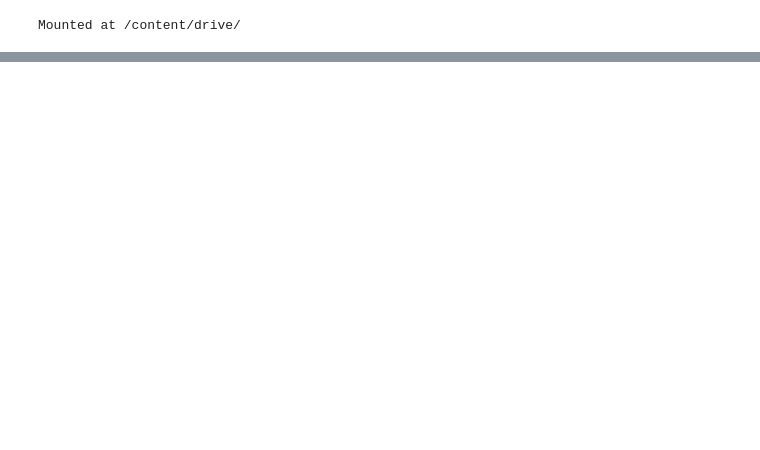
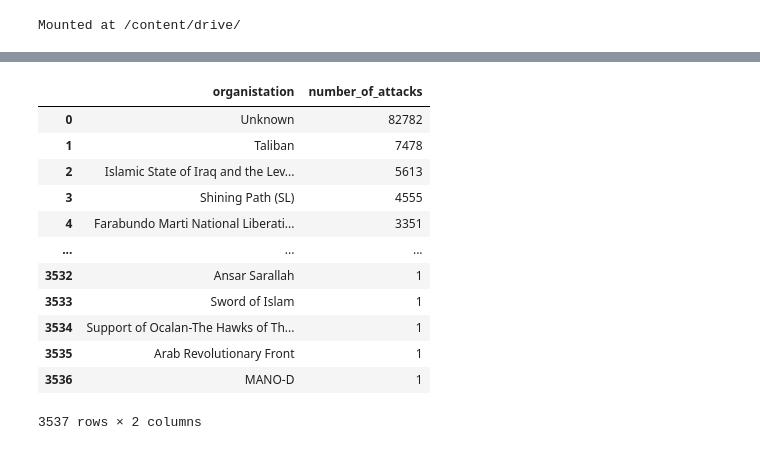
Before and after one commit to tarunn107/EDA, a Jupyter notebook: Untitled3.ipynb, the cells around one changed output, grey strips where cells are left out. Cells and saved outputs as stored; diff of their text form; code cells hidden in the pictures; blank space fills up the shorter version.

```diff
--- a/Untitled3.ipynb
+++ b/Untitled3.ipynb
@@ -74,0 +61,19 @@ Name: day, dtype: int64
+# %%
+df1['attacker_name'].value_counts()
+top_attackers=pd.DataFrame(df1['attacker_name'].value_counts().reset_index())
+top_attackers.columns=['organistation','number_of_attacks']
+top_attackers
+# %% [output]
+|  | organistation | number_of_attacks |
+| 0 | Unknown | 82782 |
+| 1 | Taliban | 7478 |
+| 2 | Islamic State of Iraq and the Lev... | 5613 |
+| 3 | Shining Path (SL) | 4555 |
+| 4 | Farabundo Marti National Liberati... | 3351 |
+| ... | ... | ... |
+| 3532 | Ansar Sarallah | 1 |
+| 3533 | Sword of Islam | 1 |
+| 3534 | Support of Ocalan-The Hawks of Th... | 1 |
+| 3535 | Arab Revolutionary Front | 1 |
+| 3536 | MANO-D | 1 |
+3537 rows × 2 columns
```
Also changed, not shown: parts of 5 cells of this notebook.
